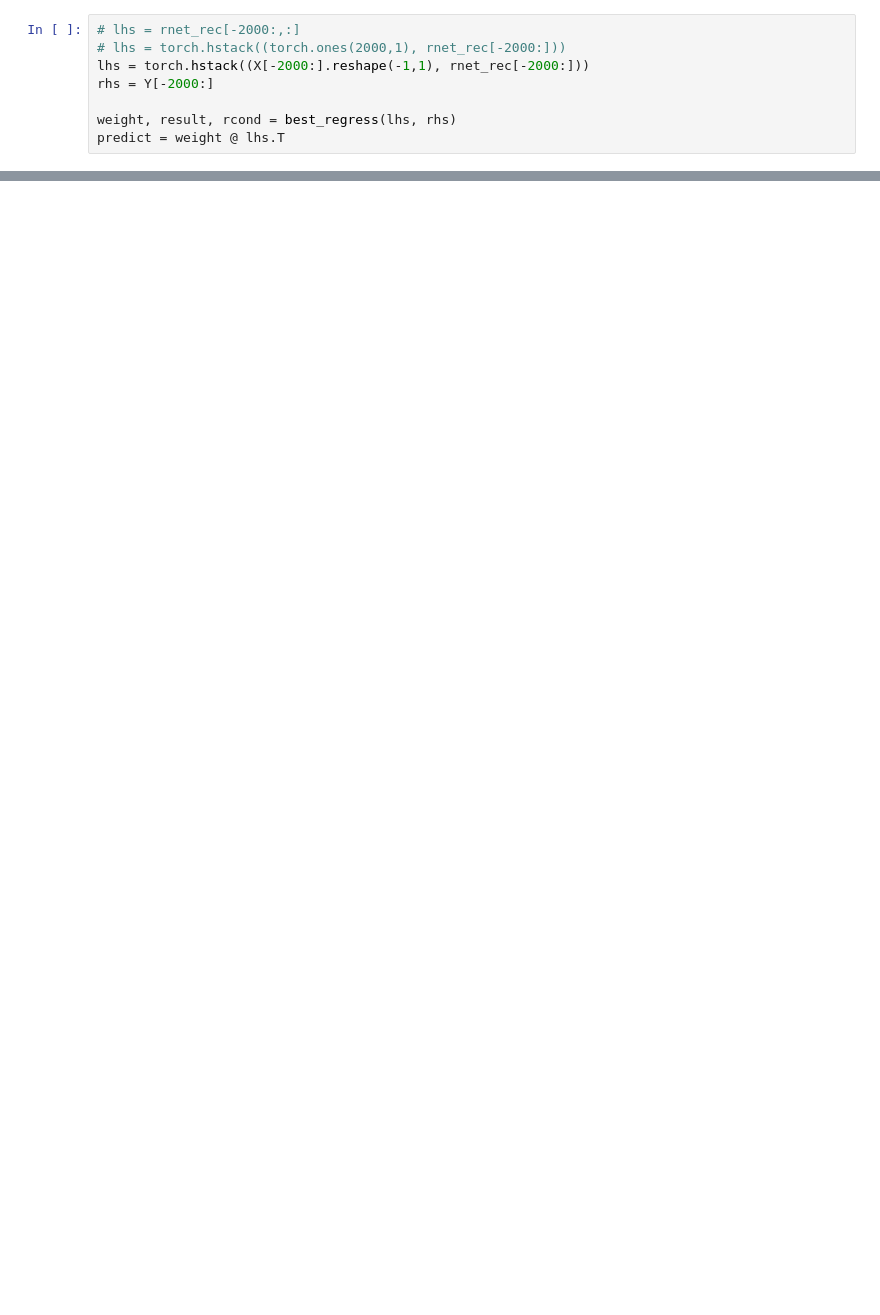
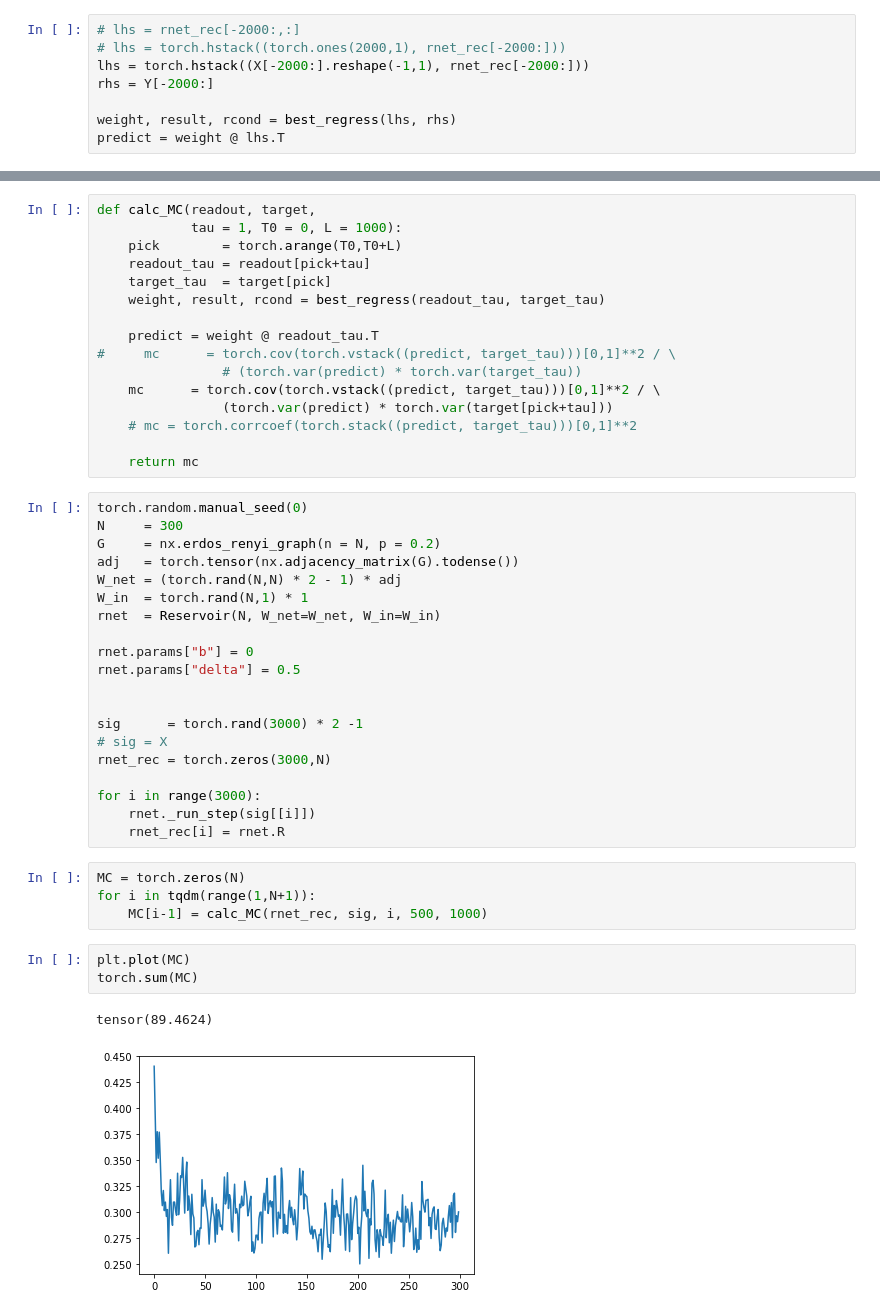
Before and after one commit to rzhu40/nwn_l2l, a Jupyter notebook: playground/traditional_reservoir.ipynb, the cells around one changed output, grey strips where cells are left out. Drawn from its saved outputs; the diff is of its cells as text; blank space fills up the shorter version.

```diff
--- a/playground/traditional_reservoir.ipynb
+++ b/playground/traditional_reservoir.ipynb
@@ -141,0 +88,46 @@ plt.plot(Y[-2000:])
+# %%
+def calc_MC(readout, target,
+            tau = 1, T0 = 0, L = 1000):
+    pick        = torch.arange(T0,T0+L)
+    readout_tau = readout[pick+tau]
+    target_tau  = target[pick]
+    weight, result, rcond = best_regress(readout_tau, target_tau)
+
+    predict = weight @ readout_tau.T
+#     mc      = torch.cov(torch.vstack((predict, target_tau)))[0,1]**2 / \
+                # (torch.var(predict) * torch.var(target_tau))
+    mc      = torch.cov(torch.vstack((predict, target_tau)))[0,1]**2 / \
+                (torch.var(predict) * torch.var(target[pick+tau]))
+    # mc = torch.corrcoef(torch.stack((predict, target_tau)))[0,1]**2
+
+    return mc
+# %%
+torch.random.manual_seed(0)
+N     = 300
+G     = nx.erdos_renyi_graph(n = N, p = 0.2)
+adj   = torch.tensor(nx.adjacency_matrix(G).todense())
+W_net = (torch.rand(N,N) * 2 - 1) * adj
+W_in  = torch.rand(N,1) * 1
+rnet  = Reservoir(N, W_net=W_net, W_in=W_in)
+
+rnet.params["b"] = 0
+rnet.params["delta"] = 0.5
+
+
+sig      = torch.rand(3000) * 2 -1
+# sig = X
+rnet_rec = torch.zeros(3000,N)
+
+for i in range(3000):
+    rnet._run_step(sig[[i]])
+    rnet_rec[i] = rnet.R
+# %%
+MC = torch.zeros(N)
+for i in tqdm(range(1,N+1)):
+    MC[i-1] = calc_MC(rnet_rec, sig, i, 500, 1000)
+# %%
+plt.plot(MC)
+torch.sum(MC)
+# %% [output]
+tensor(89.4624)
+[figure, added]
```
Also changed, not shown: parts of 6 cells of this notebook.
